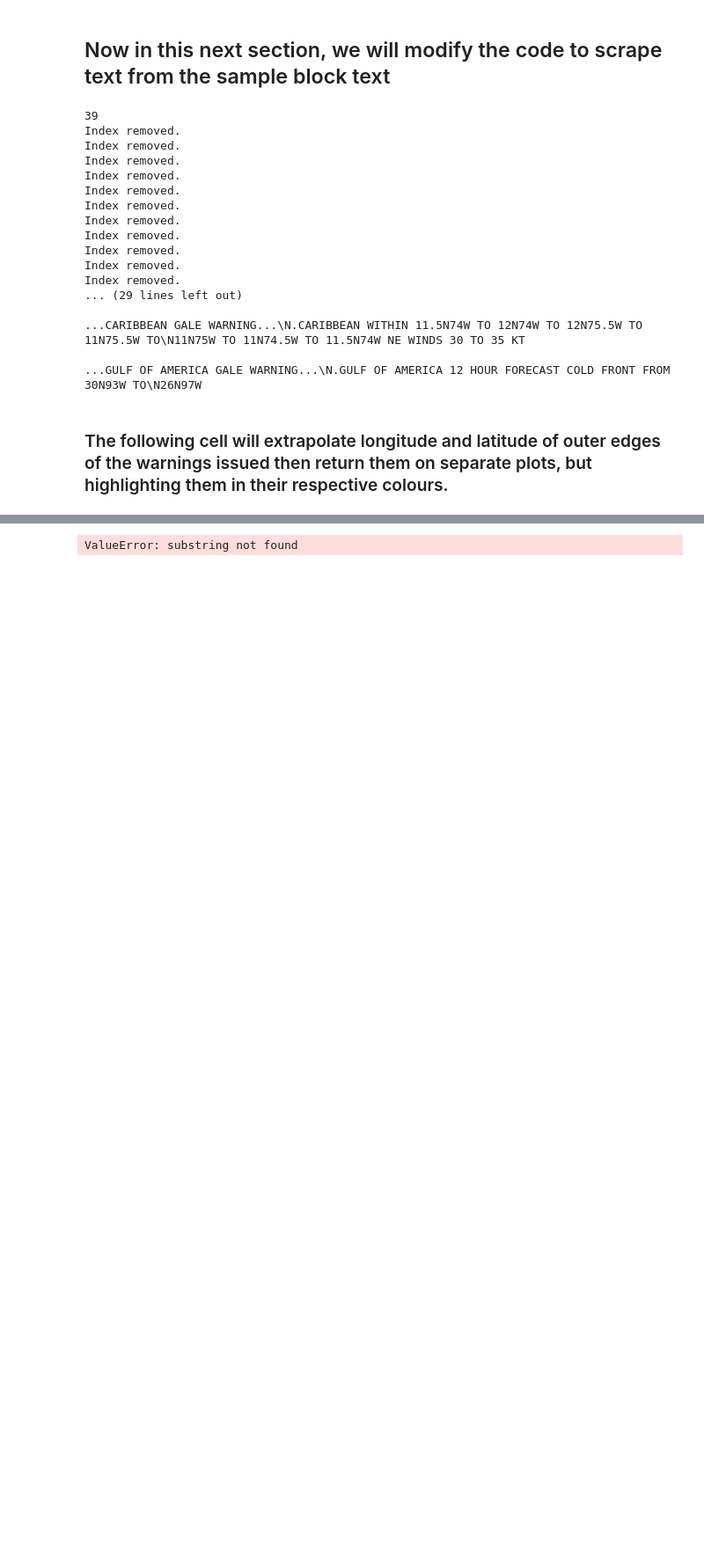
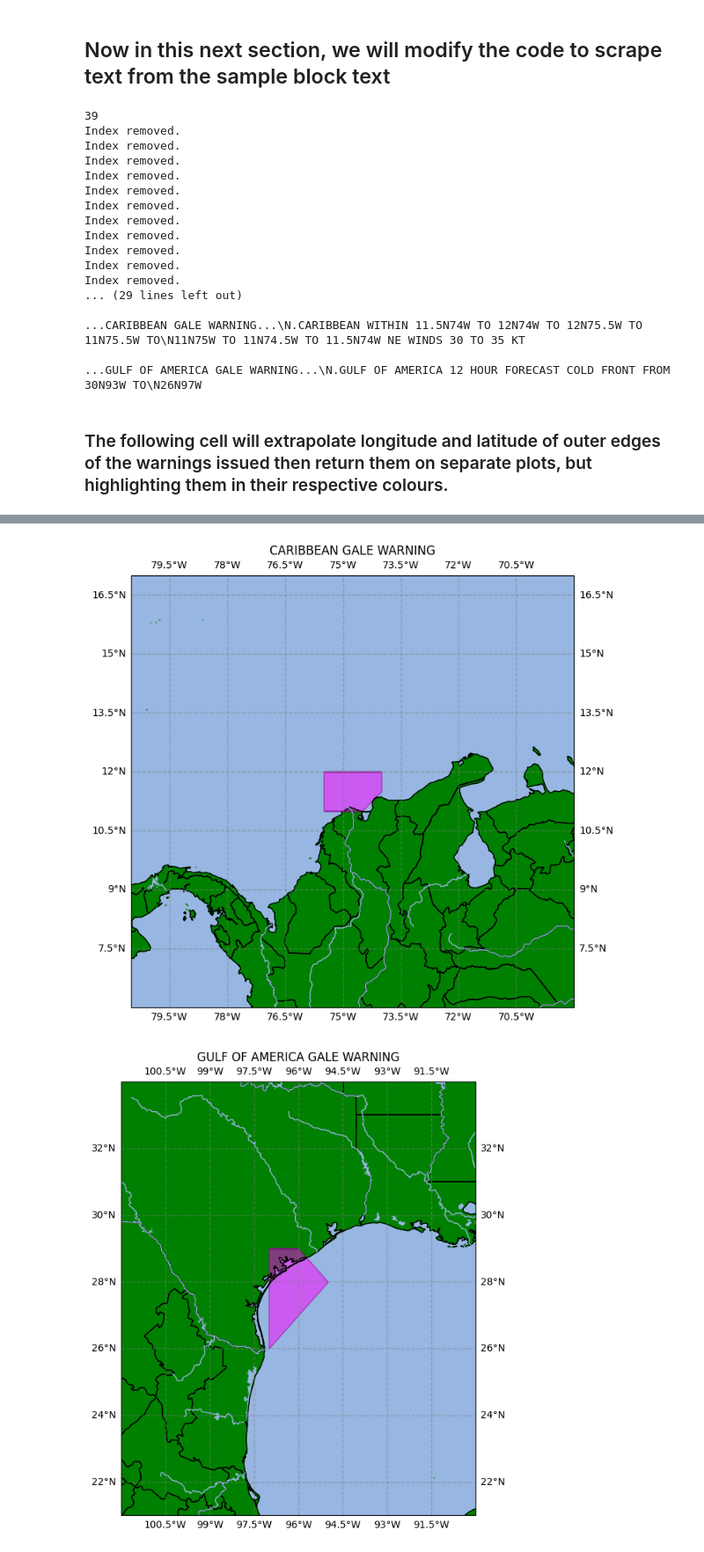
Before and after one commit to mumano/TC_watches_warnings, a Jupyter notebook: lapentaworkspace.ipynb, the cells around one changed output, grey strips where cells are left out. Shown at 88% size. Saved outputs shown, nothing was run; the diff lists cells and outputs as text; code cells hidden in the pictures; blank space fills up the shorter version.

```diff
--- a/lapentaworkspace.ipynb
+++ b/lapentaworkspace.ipynb
@@ -736,11 +736,12 @@ def get_polypoints(data_points):
     lons = []
     for each in data_points:
         print(each)
-        if(each.isdigit()):
+        if(each.isdigit() or each == '.'):
             lats.append(each)
-            lons.append(each[each.index('N')+1:each[each.index('W')]])
+            #lons.append(each[each.index('N')+1:each[each.index('W')]])
         else:
             print('-')
+    print(f'These are the lats {lats} and lons {lons}')
     return lats, (lons*-1) ## returns lats & lons that have been collected; lons is multplied by -1 to reflect western hem.
 
 ## This method creates a map object to be plotted on and returns the fig and ax, which
@@ -782,7 +783,7 @@ polyh_list = []
 polys_list = []
 polym_list = []
 
-counter = 0
+c = 0
 
 if(f.find('WARNINGS') != -1):
     for each in fs:
@@ -797,16 +798,16 @@ if(f.find('WARNINGS') != -1):
                 ## code for extrapulating lat/lon and plotting polygon for gale warnings occurs here
                 get_polypoints(each[tempf:temps])
 
-                if(counter == 1):
+                if(c == 1):
                     lats = [28, 29, 29, 28, 27, 26, 28]             ## tested lats for plotting
                     lons = [-95, -96, -97, -97, -97, -97, -95]    ## tested lons for plotting
                     fig, ax = make_map()
 
-                elif(counter == 0):
+                elif(c == 0):
                     lats = [11.5, 12, 12, 11, 11, 11, 11.5]
                     lons = [-74, -74, -75.5, -75.5, -75, -74.5, -74]
                     fig, ax = make_map()
-                    counter = counter + 1
+                    c = c + 1
                 else:
                     print(f'Did nothing.')
 
@@ -887 +888,2 @@ T
-ValueError: substring not found
+[figure, added]
+[figure, added]
```
Also changed, not shown: parts of 3 cells of this notebook.
